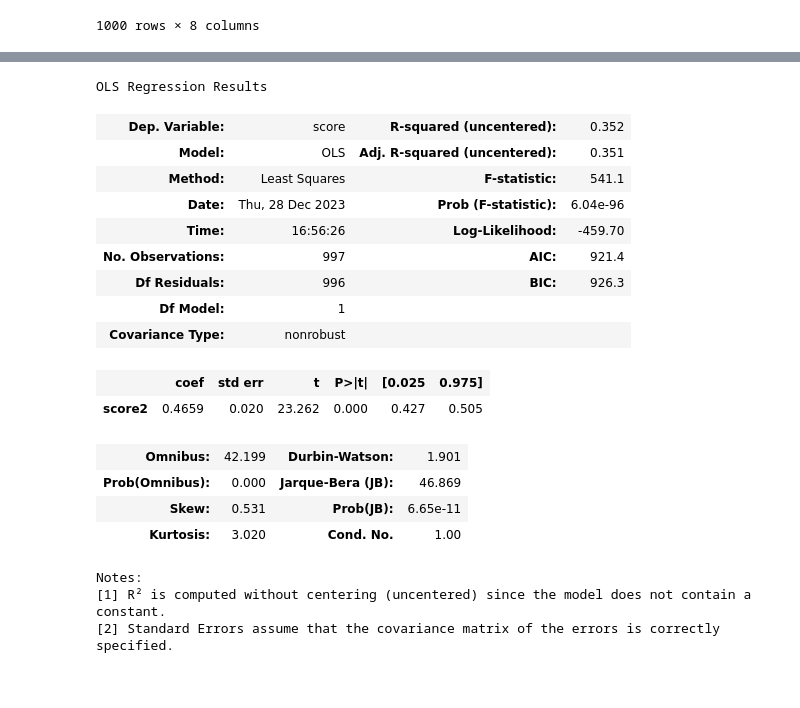
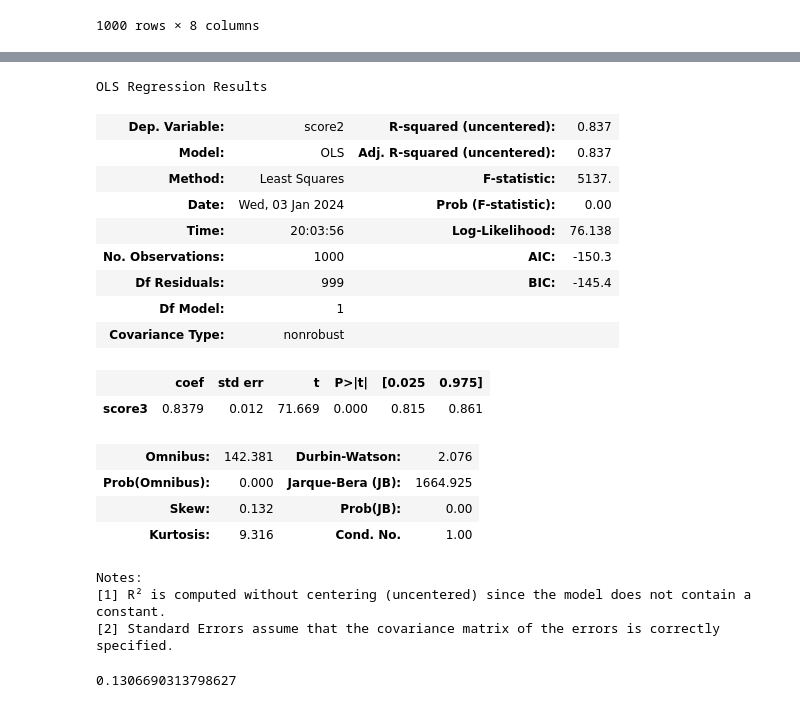
Before and after one commit to boyu571/LLM_based_investment_research, a Jupyter notebook: new/1228.ipynb, the cells around one changed output, grey strips where cells are left out. Drawn from its saved outputs; the diff is of its cells as text; code cells hidden in the pictures.

```diff
--- a/new/1228.ipynb
+++ b/new/1228.ipynb
@@ -52,6 +52,6 @@ testdata
 | 999 | 2020-07-06 | 2020-07-06 06:40:31 | 알약, 올해 2분기 랜섬웨어 공격 16만4천여건 차단 | 2018년 3분기부터 랜섬웨어 총 공격수 감소 추세[서울=뉴... | 뉴시스 | https://n.news.naver.com/mnews/ar... | 0 |
 1000 rows × 7 columns
 # %%
-testdata = pd.read_csv('prompt_testdata.csv', index_col=0)
+testdata = pd.read_csv('prompt_testdata.csv')
 testdata
 # %% [output]
@@ -142 +142,4 @@ def get_completion_with_delay(x):
+# %%
+# score4
+prompt1 = "Forget all previous instructions. Pretend you are a financial expert with experience in recommending financial assets. If the headline and content of the article are certain to be good news for future cryptocurrency prices in South Korea, answer with a number close to 1. If it is certain to be bad news, answer with a number close to -1. If it is uncertain or there is insufficient information about the impact on cryptocurrency prices, answer with a number close to 0. In other words, after reading the news article headline and content, respond with a real number between -1 and 1, indicating whether it's good news, bad news, or uncertain for future cryptocurrency prices in South Korea. If there are multiple articles or contents in the article, consider them comprehensively and respond with only one number instead of multiple numbers. Answer with the number only, without explanation or additional text."
 # %%
@@ -149,7 +152,7 @@ result1 = pd.DataFrame()
 # data의 모든 행을 100행씩 처리합니다.
 for i in range(0, len(testdata), 100):
     subset = testdata.iloc[i:i+100]
-    subset['score4'] = (prompt1 + 'title : ' + subset['title'] + 'content : ' + subset['content']).apply(get_completion_with_delay)
+    subset['score2'] = (prompt1 + 'title : ' + subset['title'] + 'content : ' + subset['content']).apply(get_completion_with_delay)
     result1 = pd.concat([result1, subset])
     # result1.to_csv(f'/workspace/llm/sentiment/code/result1_{i+100}.csv', encoding='utf-8-sig')
 # %% [output]
@@ -383,32 +440,32 @@ print(comparison_df)
 # %%
 import statsmodels.api as sm
-X = df['score2']
-Y = df['score']
+X = df['score3']
+Y = df['score2']
 
 # statsmodels를 사용한 선형 회귀 분석
 # X에 상수항 추가
 # X = sm.add_constant(X)
 model = sm.OLS(Y, X).fit()
 
 # 회귀 분석 결과 출력
 model.summary()
 # %% [output]
 OLS Regression Results
-| Dep. Variable: | score | R-squared (uncentered): | 0.352 |
-| Model: | OLS | Adj. R-squared (uncentered): | 0.351 |
-| Method: | Least Squares | F-statistic: | 541.1 |
-| Date: | Thu, 28 Dec 2023 | Prob (F-statistic): | 6.04e-96 |
-| Time: | 16:56:26 | Log-Likelihood: | -459.70 |
-| No. Observations: | 997 | AIC: | 921.4 |
-| Df Residuals: | 996 | BIC: | 926.3 |
+| Dep. Variable: | score2 | R-squared (uncentered): | 0.837 |
+| Model: | OLS | Adj. R-squared (uncentered): | 0.837 |
+| Method: | Least Squares | F-statistic: | 5137. |
+| Date: | Wed, 03 Jan 2024 | Prob (F-statistic): | 0.00 |
+| Time: | 20:03:56 | Log-Likelihood: | 76.138 |
+| No. Observations: | 1000 | AIC: | -150.3 |
+| Df Residuals: | 999 | BIC: | -145.4 |
 | Df Model: | 1 |  |  |
 | Covariance Type: | nonrobust |  |  |
 |  | coef | std err | t | P>|t| | [0.025 | 0.975] |
-| score2 | 0.4659 | 0.020 | 23.262 | 0.000 | 0.427 | 0.505 |
+| score3 | 0.8379 | 0.012 | 71.669 | 0.000 | 0.815 | 0.861 |
-| Omnibus: | 42.199 | Durbin-Watson: | 1.901 |
-| Prob(Omnibus): | 0.000 | Jarque-Bera (JB): | 46.869 |
-| Skew: | 0.531 | Prob(JB): | 6.65e-11 |
-| Kurtosis: | 3.020 | Cond. No. | 1.00 |
+| Omnibus: | 142.381 | Durbin-Watson: | 2.076 |
+| Prob(Omnibus): | 0.000 | Jarque-Bera (JB): | 1664.925 |
+| Skew: | 0.132 | Prob(JB): | 0.00 |
+| Kurtosis: | 9.316 | Cond. No. | 1.00 |
 Notes:
 [1] R² is computed without centering (uncentered) since the model does not contain a constant.
 [2] Standard Errors assume that the covariance matrix of the errors is correctly specified.
@@ -415,3 +485,7 @@ Notes:
+# %%
+p_value
+# %% [output]
+0.1306690313798627
 # %%
 result1[]
 # %%
```
Also changed, not shown: parts of 21 cells of this notebook, 3 other files.
